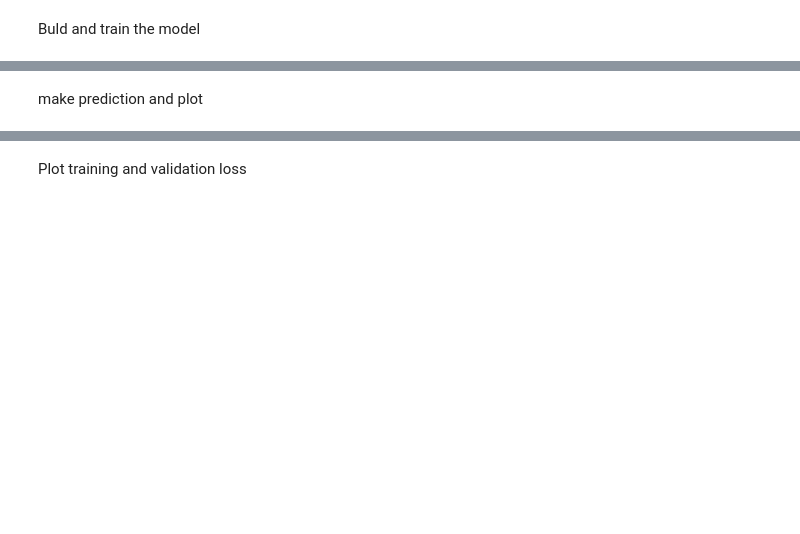
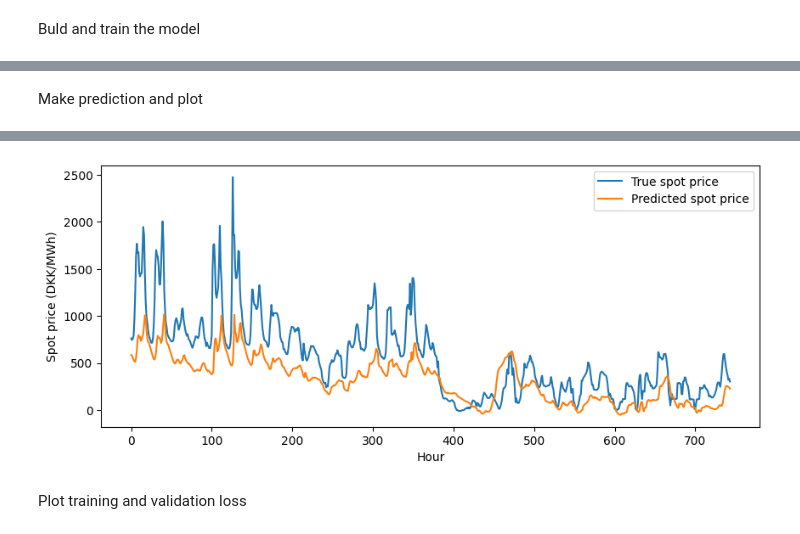
Before and after one commit to AnotherAtom/EnergyAnalytics_2, a Jupyter notebook: main.ipynb, the cells around one changed output, grey strips where cells are left out. Cells and saved outputs as stored; diff of their text form; code cells hidden in the pictures; blank space fills up the shorter version.

```diff
--- a/main.ipynb
+++ b/main.ipynb
@@ -120,9 +112,13 @@ For comparison, a simple persistence model is created.
 # %%
 pers = np.zeros(len(test_Arima)).tolist()
 
-for i in range(24, len(test_Arima), 24):
-    for j in range(24):
-        pers[i+j] = test_Arima[(i-24)+j]
+for i in range(0, len(test_Arima), 24):
+    if i < 24:
+        for j in range(24):
+            pers[i+j] = train_Arima[len(train_Arima)-24+j]
+    else:
+        for j in range(24):
+            pers[i+j] = test_Arima[(i-24)+j]
 # %% [markdown]
 The test data is plotted along with the ARIMA predictions and the persistence model.
 # %%
@@ -316,10 +294,0 @@ Load the Elspotprices Data
-# %%
-# We load the spot prices
-file_Path = os.path.join(os.getcwd(),'Elspotprices2.csv')
-df_prices = pd.read_csv(file_Path)
-
-# We convert the HourUTC column to datetime and set the column only at the DK2 price area
-df_prices["HourUTC"] = pd.to_datetime(df_prices["HourUTC"])
-df_prices = df_prices.loc[(df_prices['PriceArea']=="DK2")][["HourUTC","SpotPriceDKK"]]
-df_prices = df_prices.loc[df_prices["HourUTC"].dt.year.isin([2019,2020,2021,2022,2023])]
-df_prices = df_prices.reset_index(drop=True)
@@ -409,10 +388,8 @@ history = model.fit(X_train, y_train, epochs=4, batch_size=32, validation_data=(
 # %% [markdown]
-make prediction and plot
+Make prediction and plot
 # %%
-
 X_test = np.reshape(X_test, (X_test.shape[0], X_test.shape[1], 1))
 y_pred = model.predict(X_test)
-
 
 last_x_prices = df_prices['SpotPriceDKK'].iloc[-(len(X_test)+24):]
 
@@ -430,8 +407,8 @@ y_avage_pred = np.mean(predicted_consumption, axis=1)
 plt.figure(figsize=(10, 4))
 plt.plot(y_test_orginal[:, 1] , label='True spot price')
 plt.plot(predicted_consumption, label='Predicted spot price')
-#plt.plot(pers, label='Presistance')
 plt.xlabel('Hour')
-plt.ylabel('spot price (DKK/MWh)')
+plt.ylabel('Spot price (DKK/MWh)')
 plt.legend()
 plt.show()
+# %% [output]
@@ -438,3 +416,4 @@ plt.show()
+[figure, added]
 # %% [markdown]
 Plot training and validation loss
 # %%
```
Also changed, not shown: parts of 56 cells of this notebook, 4 other files.
